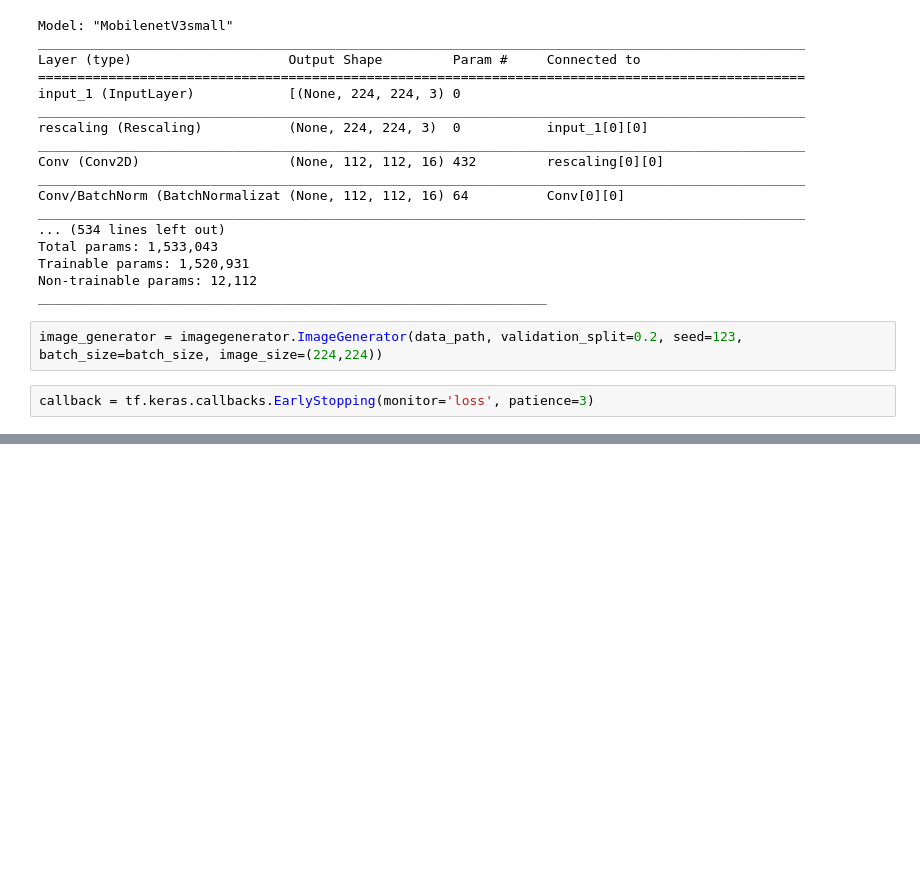
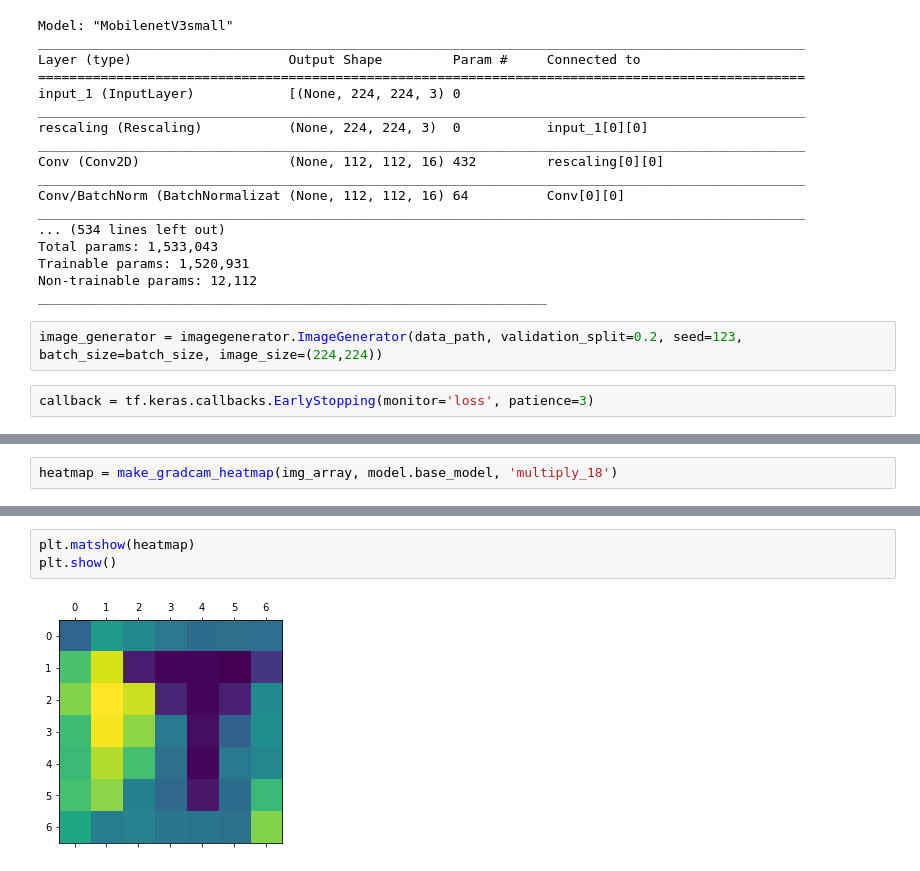
Before and after one commit to paatrycjaa/dogs-classification, a Jupyter notebook: pipeline.ipynb, the cells around one changed output, grey strips where cells are left out. Cells and saved outputs as stored; diff of their text form; blank space fills up the shorter version.

```diff
--- a/pipeline.ipynb
+++ b/pipeline.ipynb
@@ -79,0 +160,2 @@ Found 115 images belonging to 3 classes.
+# %%
+heatmap = make_gradcam_heatmap(img_array, model.base_model, 'multiply_18')
@@ -79,0 +179,5 @@ Found 115 images belonging to 3 classes.
+# %%
+plt.matshow(heatmap)
+plt.show()
+# %% [output]
+[figure, added]
```
Also changed, not shown: parts of 15 cells of this notebook, 1 other file.
